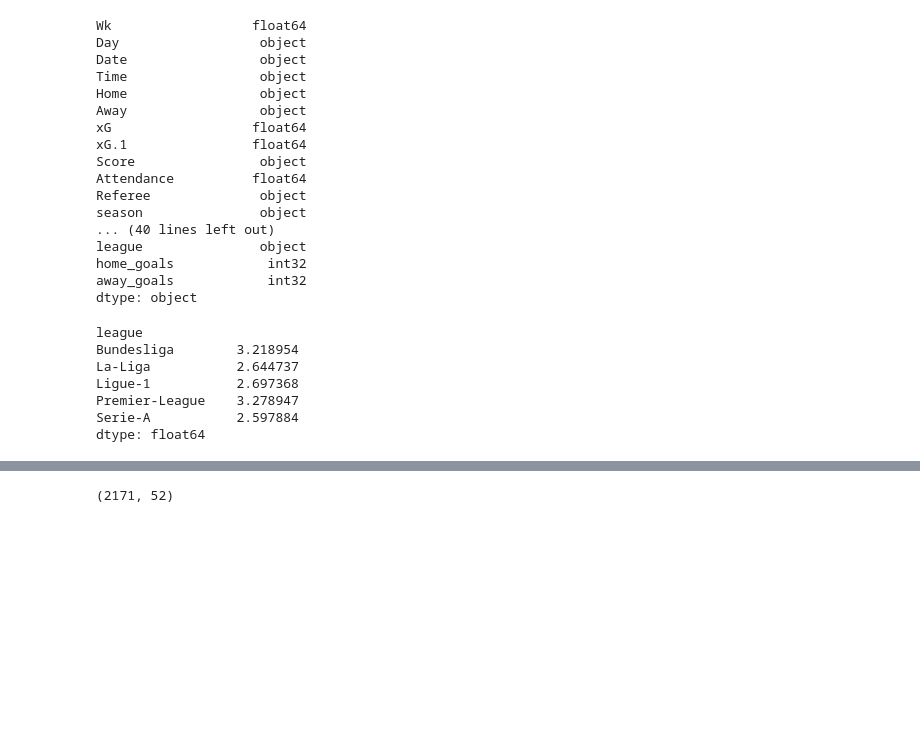
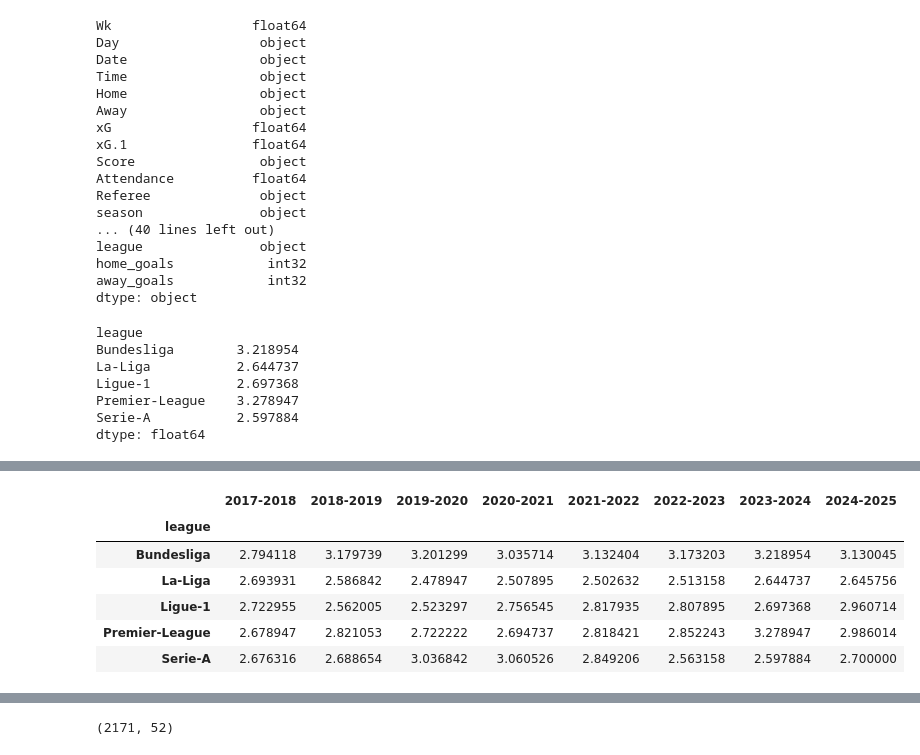
Before and after one commit to esenbora/sporg_proj_1, a Jupyter notebook: EDA.ipynb, the cells around one changed output, grey strips where cells are left out. Cells and saved outputs as stored; diff of their text form; code cells hidden in the pictures; blank space fills up the shorter version.

```diff
--- a/EDA.ipynb
+++ b/EDA.ipynb
@@ -159,3 +160,13 @@ sns.lineplot(x=gpg_df.columns, y = gpg_df.iloc[0, :])
+# %%
+gpg_df
+# %% [output]
+|  | 2017-2018 | 2018-2019 | 2019-2020 | 2020-2021 | 2021-2022 | 2022-2023 | 2023-2024 | 2024-2025 |
+| league |  |  |  |  |  |  |  |  |
+| Bundesliga | 2.794118 | 3.179739 | 3.201299 | 3.035714 | 3.132404 | 3.173203 | 3.218954 | 3.130045 |
+| La-Liga | 2.693931 | 2.586842 | 2.478947 | 2.507895 | 2.502632 | 2.513158 | 2.644737 | 2.645756 |
+| Ligue-1 | 2.722955 | 2.562005 | 2.523297 | 2.756545 | 2.817935 | 2.807895 | 2.697368 | 2.960714 |
+| Premier-League | 2.678947 | 2.821053 | 2.722222 | 2.694737 | 2.818421 | 2.852243 | 3.278947 | 2.986014 |
+| Serie-A | 2.676316 | 2.688654 | 3.036842 | 3.060526 | 2.849206 | 2.563158 | 2.597884 | 2.700000 |
 # %%
 gpg_df.T.plot(marker="o")
 plt.title('Time Series Line Plot')
```
Also changed, not shown: parts of 17 cells of this notebook.
